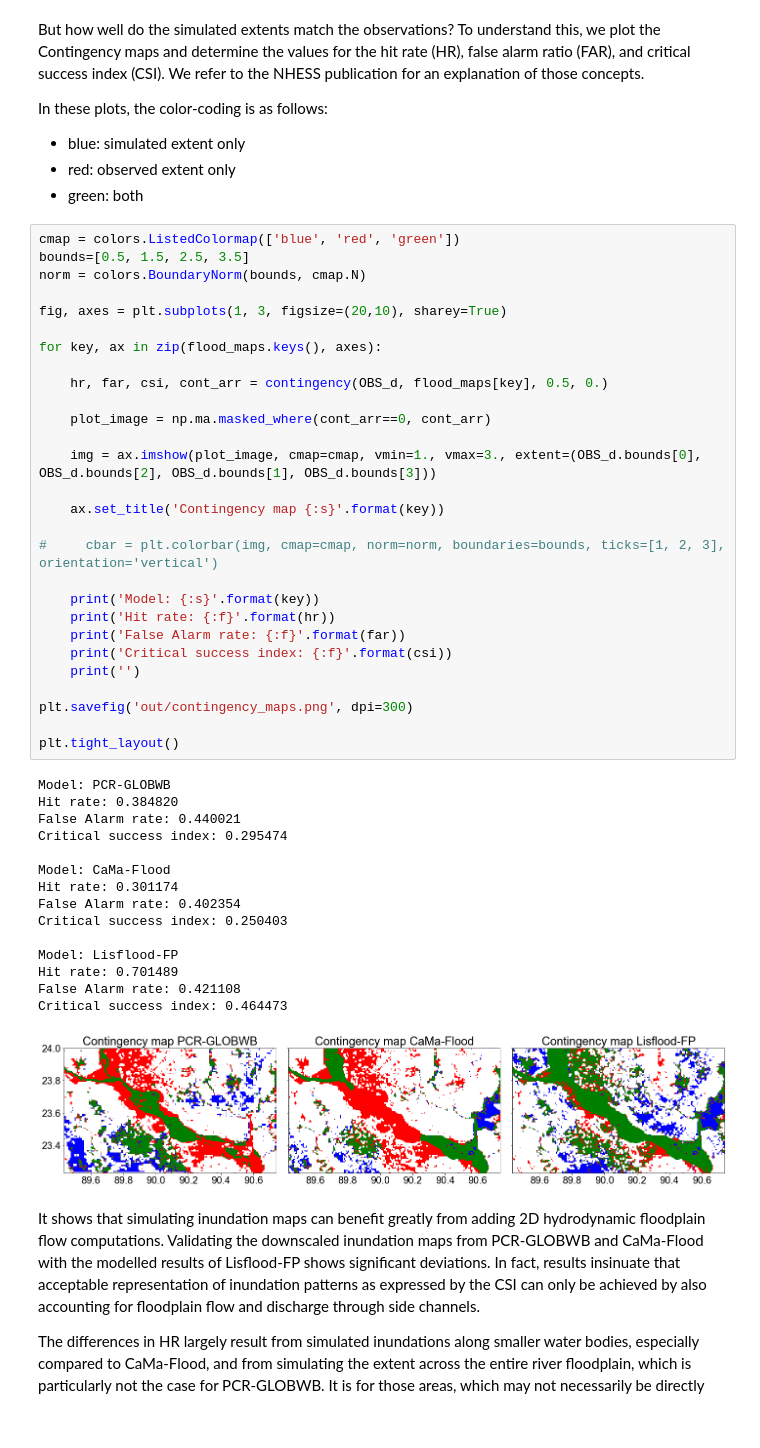
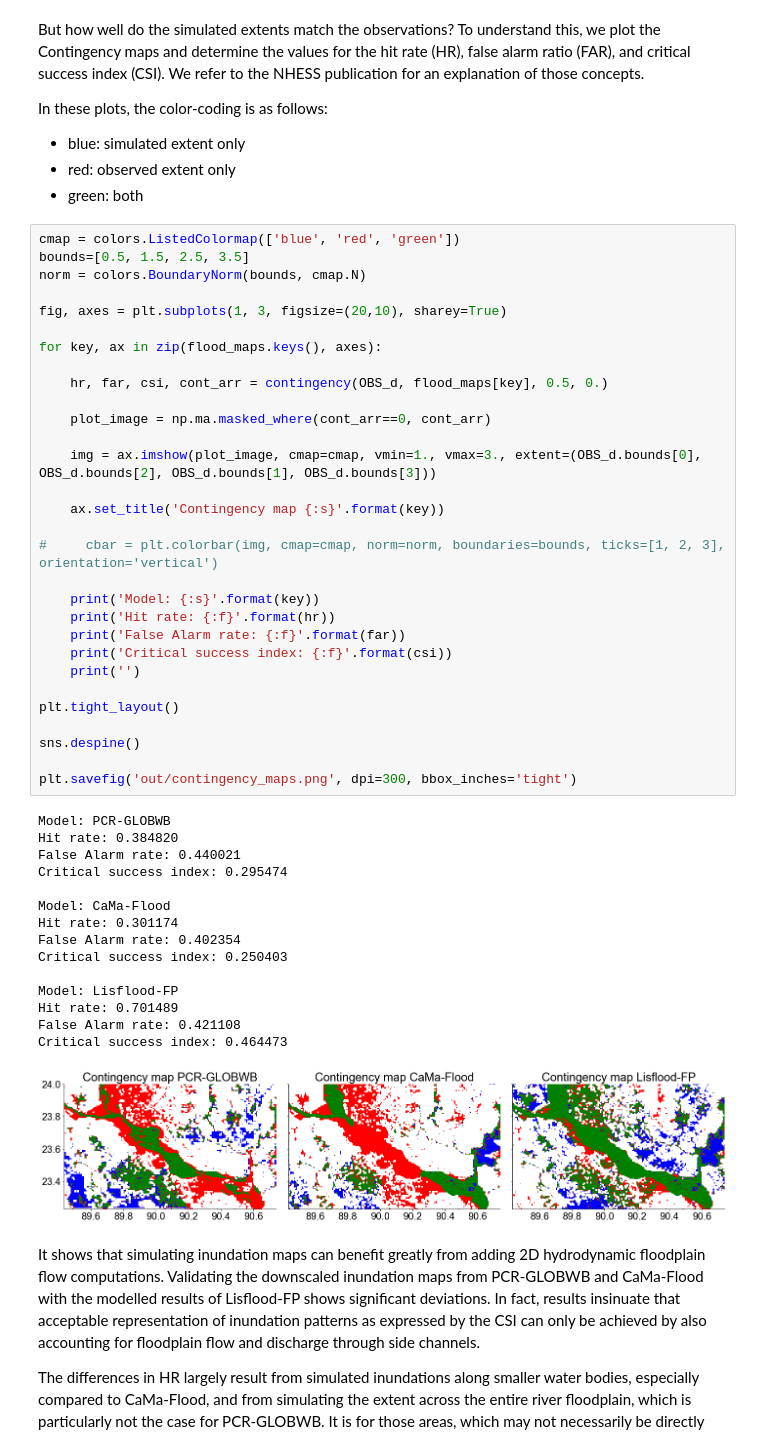
Before and after one commit to JannisHoch/floodImpact, a Jupyter notebook: analysis.ipynb, the cells around one changed output. Drawn from its saved outputs; the diff is of its cells as text.

```diff
--- a/analysis.ipynb
+++ b/analysis.ipynb
@@ -150,36 +159,38 @@ for key, ax in zip(flood_maps.keys(), axes):
     plot_image = np.ma.masked_where(cont_arr==0, cont_arr)
 
     img = ax.imshow(plot_image, cmap=cmap, vmin=1., vmax=3., extent=(OBS_d.bounds[0], OBS_d.bounds[2], OBS_d.bounds[1], OBS_d.bounds[3]))
 
     ax.set_title('Contingency map {:s}'.format(key))
 
 #     cbar = plt.colorbar(img, cmap=cmap, norm=norm, boundaries=bounds, ticks=[1, 2, 3], orientation='vertical')
 
     print('Model: {:s}'.format(key))
     print('Hit rate: {:f}'.format(hr))
     print('False Alarm rate: {:f}'.format(far))
     print('Critical success index: {:f}'.format(csi))
     print('')
 
-plt.savefig('out/contingency_maps.png', dpi=300)
+plt.tight_layout()
 
-plt.tight_layout()
+sns.despine()
+
+plt.savefig('out/contingency_maps.png', dpi=300, bbox_inches='tight')
 # %% [output]
 Model: PCR-GLOBWB
 Hit rate: 0.384820
 False Alarm rate: 0.440021
 Critical success index: 0.295474
 
 Model: CaMa-Flood
 Hit rate: 0.301174
 False Alarm rate: 0.402354
 Critical success index: 0.250403
 
 Model: Lisflood-FP
 Hit rate: 0.701489
 False Alarm rate: 0.421108
 Critical success index: 0.464473
-[figure, old version]
+[figure, new version]
 # %% [markdown]
 It shows that simulating inundation maps can benefit greatly from adding 2D hydrodynamic floodplain flow computations. Validating the downscaled inundation maps from PCR-GLOBWB and CaMa-Flood with the modelled results of Lisflood-FP shows significant deviations. In fact, results insinuate that acceptable representation of inundation patterns as expressed by the CSI can only be achieved by also accounting for floodplain flow and discharge through side channels.
 
```
Also changed, not shown: parts of 12 cells of this notebook, 17 other files.
